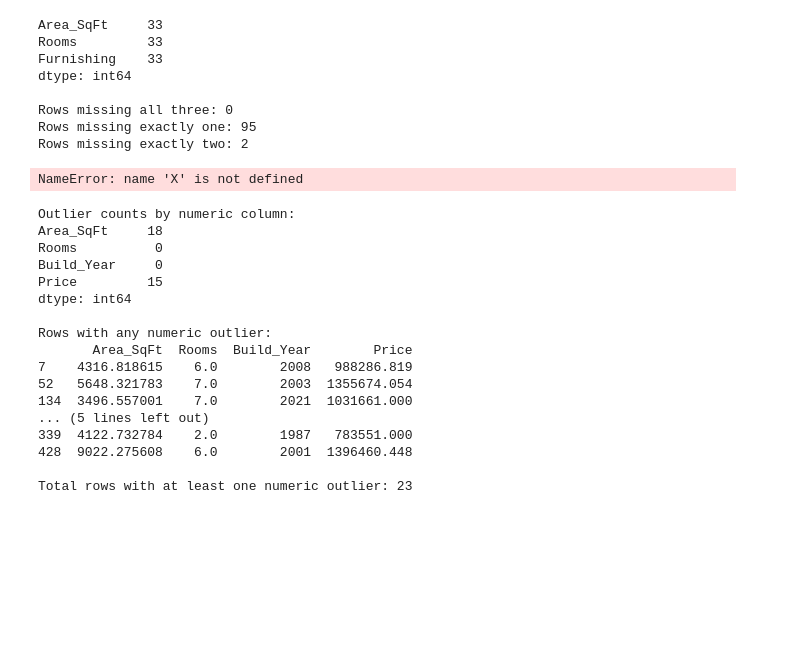
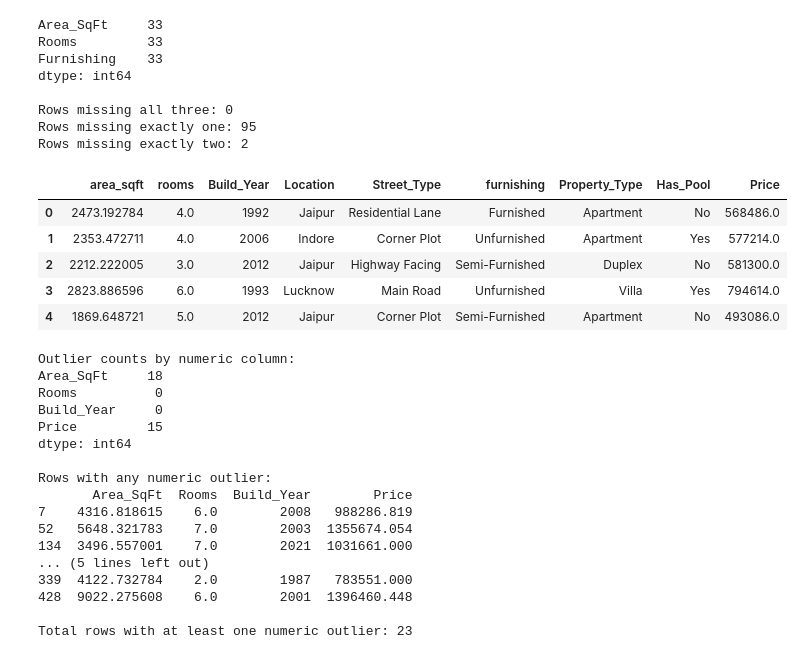
Before and after one commit to Kiletta/House_Price_Prediction, a Jupyter notebook: House_Price_Prediction.ipynb, the cells around one changed output. Drawn from its saved outputs; the diff is of its cells as text; code cells hidden in the pictures; blank space fills up the shorter version.

Commit message:
Refactor data cleaning function and update execution counts in House Price Prediction notebook
- Updated the `clean_data` function to handle column name normalization and missing value imputation more robustly.
- Changed the reference to the dataframe from an undefined variable to the loaded dataframe 'df'.
- Adjusted execution counts for all code cells to maintain proper order after modifications.
- Removed unnecessary error handling outputs and cleaned up the code for better readability.

```diff
--- a/House_Price_Prediction.ipynb
+++ b/House_Price_Prediction.ipynb
@@ -129,21 +129,53 @@ dtype: int64
 Rows missing all three: 0
 Rows missing exactly one: 95
 Rows missing exactly two: 2
-# %%
-"""
-Cell generated by Data Wrangler.
-"""
-def clean_data(X):
-    # Replace missing values with 0 in columns: 'area_sqft', 'rooms'
-    X = X.fillna({'area_sqft': 0, 'rooms': 0})
-    # Drop rows with missing data in column: 'furnishing'
-    X = X.dropna(subset=['furnishing'])
-    return X
-
-X_clean = clean_data(X.copy())
-X_clean.head()
-# %% [output]
-NameError: name 'X' is not defined
+# %%
+# ...existing code...
+"""
+Cell generated by Data Wrangler.
+"""
+def clean_data(X):
+    # Work on a copy to avoid side effects
+    X = X.copy()
+
+    # Normalize common source column name variants to the lowercase names used later
+    rename_map = {}
+    if 'Area_SqFt' in X.columns and 'area_sqft' not in X.columns:
+        rename_map['Area_SqFt'] = 'area_sqft'
+    if 'Rooms' in X.columns and 'rooms' not in X.columns:
+        rename_map['Rooms'] = 'rooms'
+    if 'Furnishing' in X.columns and 'furnishing' not in X.columns:
+        rename_map['Furnishing'] = 'furnishing'
+
+    if rename_map:
+        X = X.rename(columns=rename_map)
+
+    # Replace missing values with 0 in numeric columns when they exist
+    fill_map = {}
+    if 'area_sqft' in X.columns:
+        fill_map['area_sqft'] = 0
+    if 'rooms' in X.columns:
+        fill_map['rooms'] = 0
+    if fill_map:
+        X = X.fillna(fill_map)
+
+    # Drop rows with missing data in column: 'furnishing' (only if column exists)
+    if 'furnishing' in X.columns:
+        X = X.dropna(subset=['furnishing'])
+
+    return X
+
+# Use the loaded dataframe 'df' (not an undefined variable)
+X_clean = clean_data(df.copy())
+X_clean.head()
+# ...existing code...
+# %% [output]
+|  | area_sqft | rooms | Build_Year | Location | Street_Type | furnishing | Property_Type | Has_Pool | Price |
+| 0 | 2473.192784 | 4.0 | 1992 | Jaipur | Residential Lane | Furnished | Apartment | No | 568486.0 |
+| 1 | 2353.472711 | 4.0 | 2006 | Indore | Corner Plot | Unfurnished | Apartment | Yes | 577214.0 |
+| 2 | 2212.222005 | 3.0 | 2012 | Jaipur | Highway Facing | Semi-Furnished | Duplex | No | 581300.0 |
+| 3 | 2823.886596 | 6.0 | 1993 | Lucknow | Main Road | Unfurnished | Villa | Yes | 794614.0 |
+| 4 | 1869.648721 | 5.0 | 2012 | Jaipur | Corner Plot | Semi-Furnished | Apartment | No | 493086.0 |
 # %%
 # Detect outliers in all numeric columns using the Interquartile Range (IQR) method,
 # then summarize the number of outliers per column and identify rows containing
```
